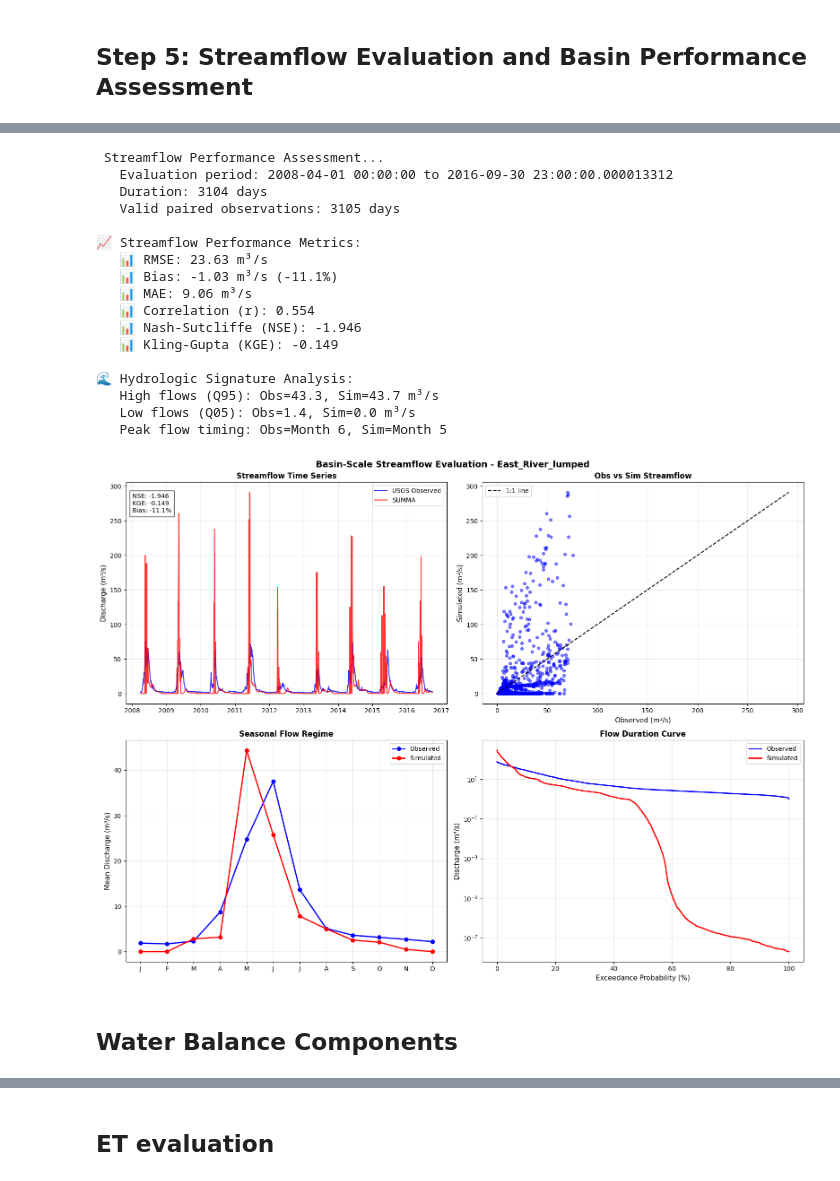
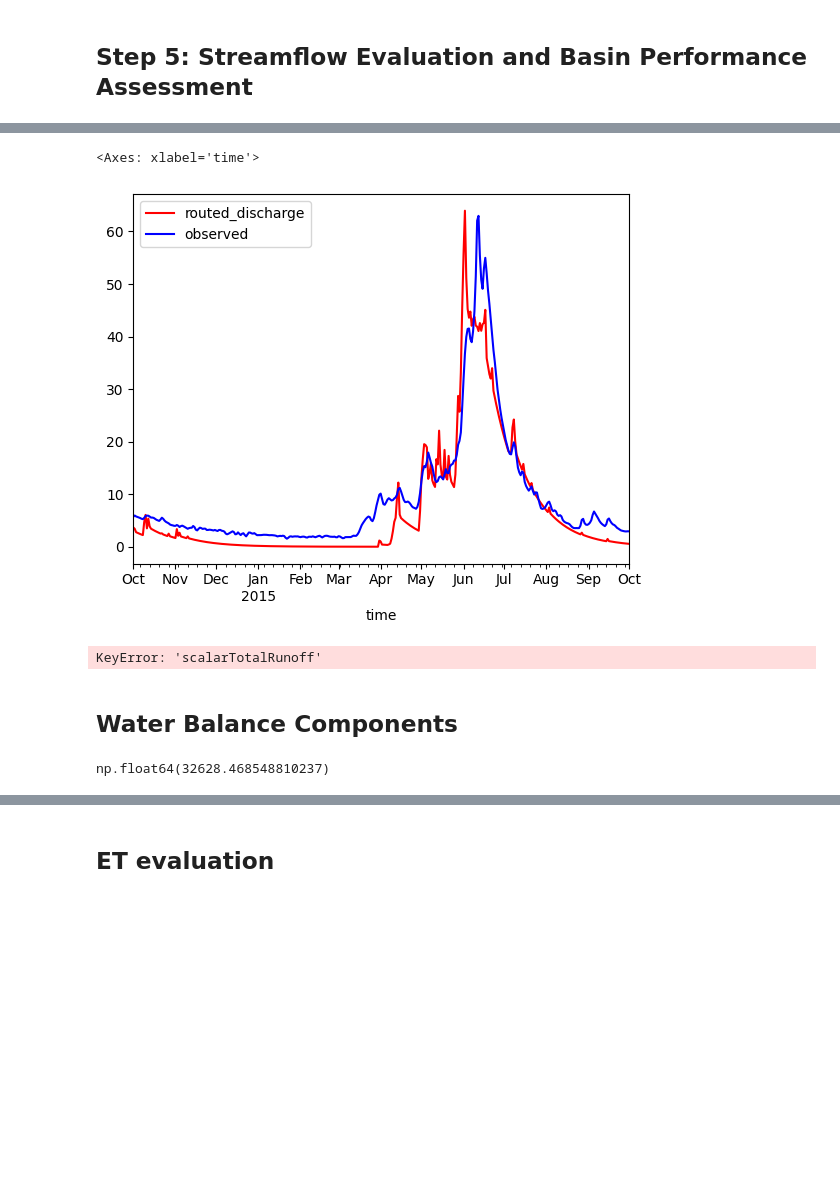
Before and after one commit to dlhogan97/CONFLUENCE-uwmtnhydro, a Jupyter notebook: ess-project/modeling/02_lumped/EastBasinLumped.ipynb, the cells around one changed output, grey strips where cells are left out. Saved outputs shown, nothing was run; the diff lists cells and outputs as text; code cells hidden in the pictures; blank space fills up the shorter version.

```diff
--- a/ess-project/modeling/02_lumped/EastBasinLumped.ipynb
+++ b/ess-project/modeling/02_lumped/EastBasinLumped.ipynb
@@ -1112,12 +1353,22 @@ NSE (post spin-up): -2.788
+# %%
+df_routed = pd.DataFrame({
+    'time': obs_df['discharge_cms'].loc['2005-10-01':'2015-10-01'].resample('1D').mean().index,
+    'routed_discharge': results['sim'],
+    'observed': obs_df['discharge_cms'].loc['2005-10-01':'2015-10-01'].resample('1D').mean(),
+}).set_index('time')
+# %%
+fig, ax = plt.subplots()
+df_routed.loc['2014-10-01':'2015-10-01'].plot(y=['routed_discharge', 'observed'], ax=ax, color=['red', 'blue'])
+# %% [output]
+<Axes: xlabel='time'>
+[figure, added]
 # %%
 # Load observed streamflow data
-project_dir = Path(config_dict['CONFLUENCE_DATA_DIR']) / f"domain_{config_dict['DOMAIN_NAME']}"
 obs_path = project_dir / "observations" / "streamflow" / "preprocessed" / f"{config_dict['DOMAIN_NAME']}_streamflow_processed.csv"
 obs_df = pd.read_csv(obs_path, parse_dates=['datetime'])
 obs_df.set_index('datetime', inplace=True)
 
 # Load simulated streamflow from mizuRoute
-summa_dir = project_dir / "simulations" / config_dict['EXPERIMENT_ID'] / "SUMMA"
 routing_dir = project_dir / "simulations" / config_dict['EXPERIMENT_ID'] / "mizuRoute"
 routing_files = list(routing_dir.glob("*.nc"))
 
@@ -1159,8 +1410,8 @@ print(f"   Evaluation period: {start_date} to {end_date}")
 print(f"   Duration: {(end_date - start_date).days} days")
 
 # Filter to common period and resample to daily
-obs_daily = obs_df['discharge_cms'].resample('D').mean().loc[start_date:end_date]
-sim_daily = sim_df.resample('D').mean().loc[start_date:end_date]
+obs_daily = obs_df['discharge_cms'].resample('MS').mean().loc[start_date:end_date]
+sim_daily = sim_df.resample('MS').mean().loc[start_date:end_date]
 
 # Ensure sim_daily is a Series (in case it's a DataFrame with one column)
 if isinstance(sim_daily, pd.DataFrame):
@@ -1218,8 +1469,10 @@ print(f"   High flows (Q95): Obs={obs_q95:.1f}, Sim={sim_q95:.1f} m³/s")
 print(f"   Low flows (Q05): Obs={obs_q05:.1f}, Sim={sim_q05:.1f} m³/s")
 
 # Seasonal timing
-obs_monthly = obs_valid.groupby(obs_valid.index.month).mean()
-sim_monthly = sim_valid.groupby(sim_valid.index.month).mean()
+obs_monthly = obs_df['discharge_cms'].resample('MS').mean()
+sim_monthly = sim_df.resample('MS').mean()
+obs_monthly = obs_monthly.groupby(obs_monthly.index.month).mean()
+sim_monthly = sim_monthly.groupby(sim_monthly.index.month).mean()
 peak_month_obs = obs_monthly.idxmax()
 peak_month_sim = sim_monthly.idxmax()
 
@@ -1237,6 +1490,7 @@ ax1.plot(obs_valid.index, obs_valid.values, 'b-',
          label='USGS Observed', linewidth=1.5, alpha=0.8)
 ax1.plot(sim_valid.index, sim_valid.values, 'r-',
          label='SUMMA', linewidth=1.5, alpha=0.8)
+
 
 ax1.set_ylabel('Discharge (m³/s)', fontsize=11)
 ax1.set_title('Streamflow Time Series', fontweight='bold')
@@ -1299,26 +1553,18 @@ plt.suptitle(f'Basin-Scale Streamflow Evaluation - {config_dict["DOMAIN_NAME"]}'
 plt.tight_layout()
 plt.show()
 # %% [output]
- Streamflow Performance Assessment...
-   Evaluation period: 2008-04-01 00:00:00 to 2016-09-30 23:00:00.000013312
-   Duration: 3104 days
-   Valid paired observations: 3105 days
-
-📈 Streamflow Performance Metrics:
-   📊 RMSE: 23.63 m³/s
-   📊 Bias: -1.03 m³/s (-11.1%)
-   📊 MAE: 9.06 m³/s
-   📊 Correlation (r): 0.554
-   📊 Nash-Sutcliffe (NSE): -1.946
-   📊 Kling-Gupta (KGE): -0.149
-
-🌊 Hydrologic Signature Analysis:
-   High flows (Q95): Obs=43.3, Sim=43.7 m³/s
-   Low flows (Q05): Obs=1.4, Sim=0.0 m³/s
-   Peak flow timing: Obs=Month 6, Sim=Month 5
+KeyError: 'scalarTotalRunoff'
-[figure, removed]
 # %% [markdown]
 ## Water Balance Components
+# %%
+canopy_liq = ds_wb['scalarCanopyLiq'].values.squeeze() # kg/m2 = mm
+canopy_daily = pd.Series(canopy_liq, index=time_wb)
+soil_daily = pd.Series(soil_liq, index=time_wb)
+# Calculate monthly change: SM_end - SM_start for each month
+monthly_delta_canopy = canopy_daily.resample('MS').sum() #- canopy_daily.resample('MS').first()
+(monthly_delta_canopy - monthly_delta_sm).sum()
+# %% [output]
+np.float64(32628.468548810237)
 # %%
 # =============================================================================
 # WATER BALANCE COMPONENT TIMESERIES - MONTHLY TOTALS
```
Also changed, not shown: parts of 18 cells of this notebook, 57 other files.
